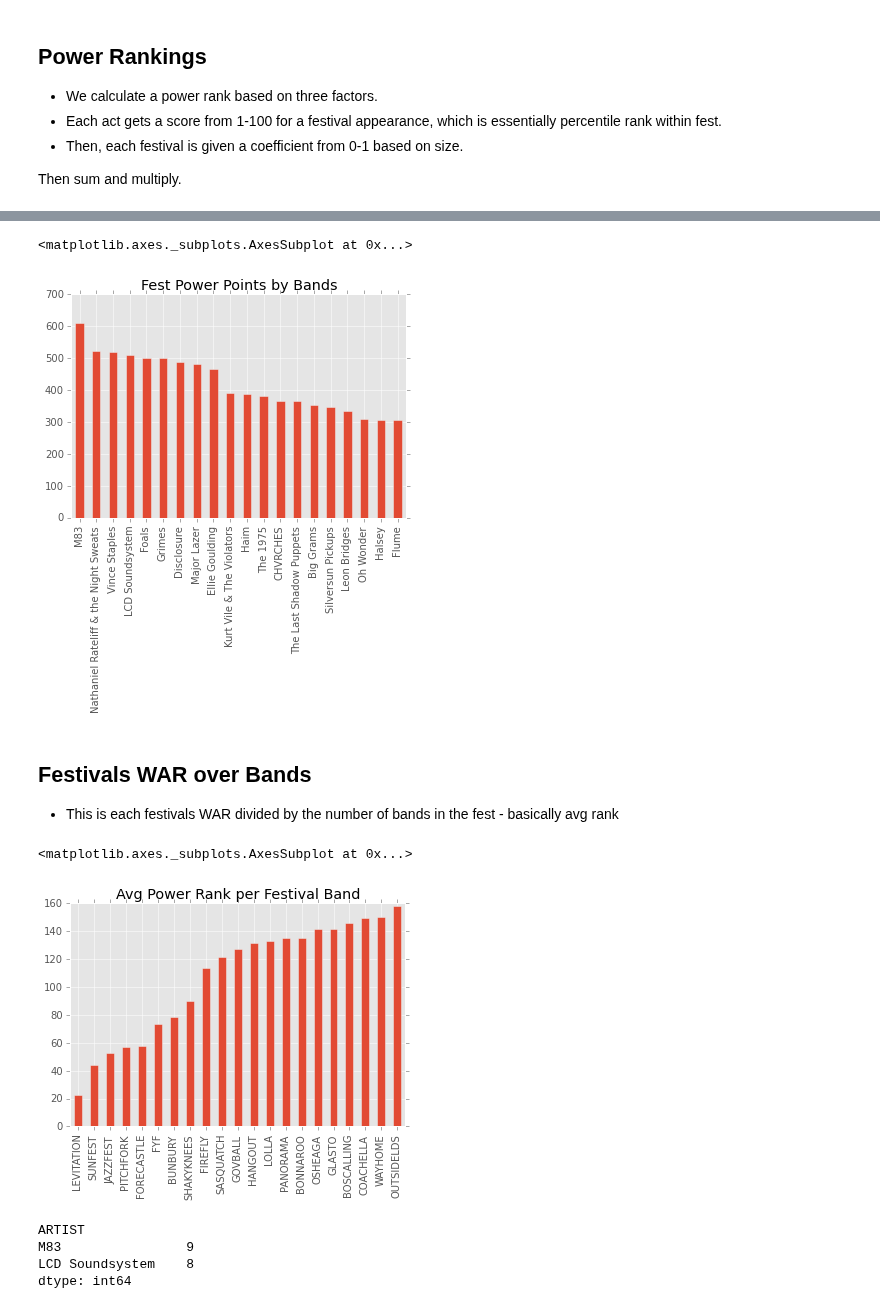
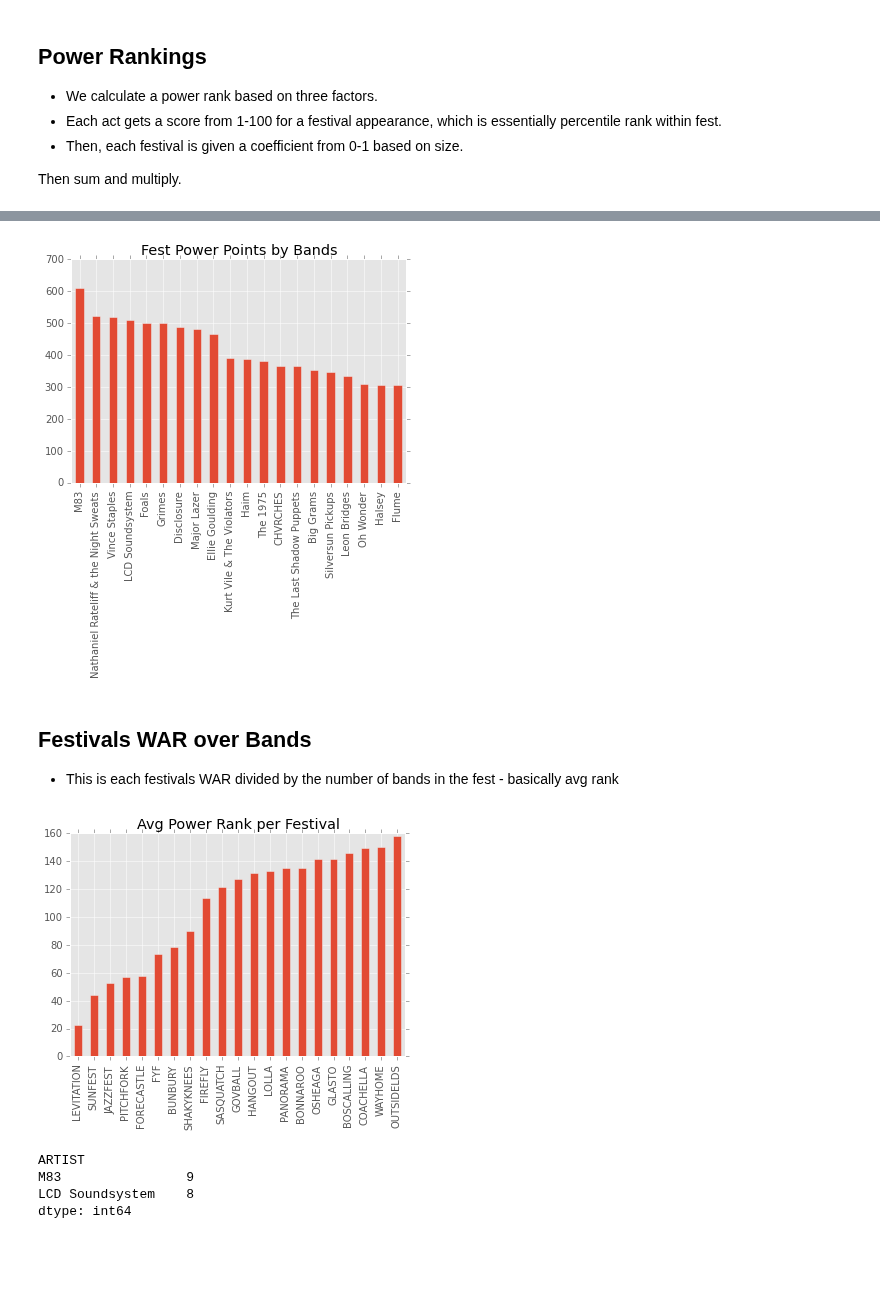
Before and after one commit to hunterowens/hunterowens.github.io, a Jupyter notebook: notebooks/new_power_ranks.ipynb, the cells around one changed output, grey strips where cells are left out. Drawn from its saved outputs; the diff is of its cells as text; code cells hidden in the pictures; blank space fills up the shorter version.

```diff
--- a/notebooks/new_power_ranks.ipynb
+++ b/notebooks/new_power_ranks.ipynb
@@ -202,9 +201,10 @@ power_rank_df['powerRank'].sort_values().plot(kind='hist', title="Histogram of P
 [figure]
 # %%
 # Top 10
-power_rank_df['powerRank'].sort_values(ascending=False).head(20).plot(kind="bar", title="Fest Power Points by Bands")
+power_rank_df['powerRank'].sort_values(ascending=False).head(20).plot(kind="bar", title=
+                                                                      "Fest Power Points by Bands").get_figure().savefig(
+                                                                     './festival_extras/festpowerbyband.svg')
 # %% [output]
-<matplotlib.axes._subplots.AxesSubplot at 0x...>
 [figure]
 # %% [markdown]
 ## Festivals WAR over Bands
@@ -212,15 +212,15 @@ power_rank_df['powerRank'].sort_values(ascending=False).head(20).plot(kind="bar"
 # %%
 festival_rank = {}
 for festival in df.iteritems():
     fest = festival[0]
     sum_ranks = 0
     for artist in df[fest].dropna().iteritems():
         sum_ranks += power_rank_df.ix[artist[0]][0]
     festival_rank[fest] = (sum_ranks, sum_ranks / df[fest].count())
-pd.DataFrame.from_dict(festival_rank, orient='index')[1].sort_values().plot(kind="bar", title="Avg Power Rank per Festival Band")
+pd.DataFrame.from_dict(festival_rank, orient='index')[1].sort_values().plot(kind="bar",
+                                                                            title="Avg Power Rank per Festival").get_figure().savefig('./festival_extras/powerrankbyfest.png')
 # %% [output]
-<matplotlib.axes._subplots.AxesSubplot at 0x...>
-[figure, old version]
+[figure, new version]
 # %%
 df.ix[['M83','LCD Soundsystem']].transpose().count()
 # %% [output]
```
Also changed, not shown: parts of 7 cells of this notebook, 9 other files.
